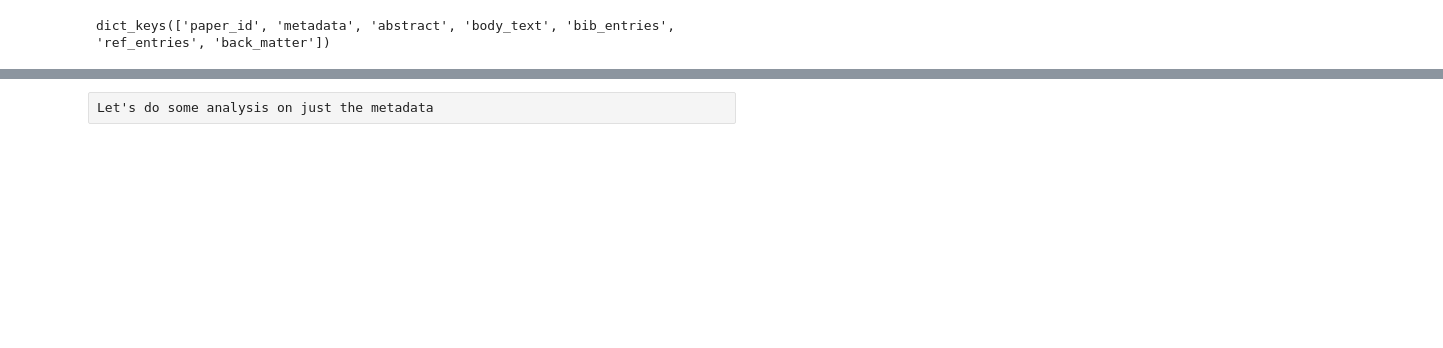
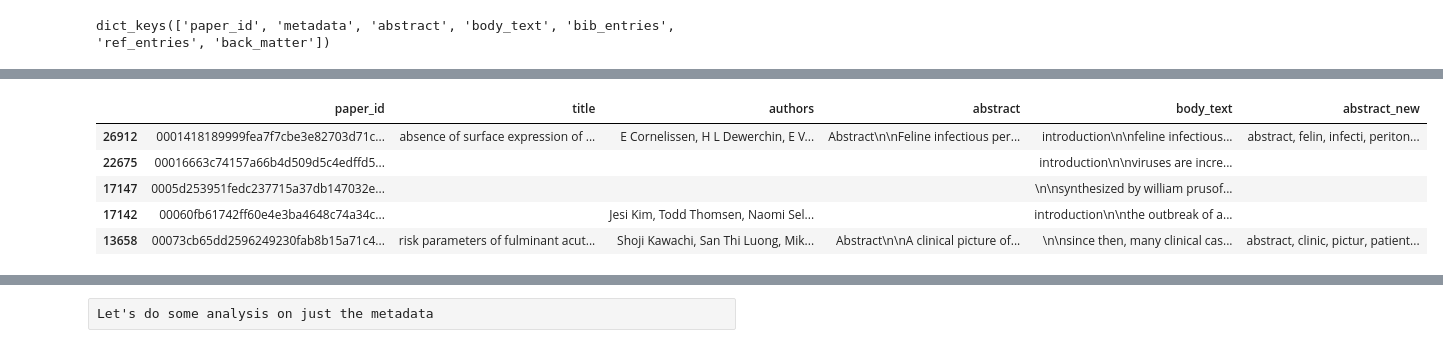
Before and after one commit to rtg901111/Corona-NLP-Project, a Jupyter notebook: Project.ipynb, the cells around one changed output, grey strips where cells are left out. Saved outputs shown, nothing was run; the diff lists cells and outputs as text; code cells hidden in the pictures; blank space fills up the shorter version.

```diff
--- a/Project.ipynb
+++ b/Project.ipynb
@@ -191,0 +225,15 @@ folders = ['biorxiv_medrxiv','comm_use_subset','custom_license','noncomm_use_sub
+# %%
+stop_words = set(stopwords.words('english'))
+stemmer = SnowballStemmer("english")
+#word_Lemmatized = WordNetLemmatizer()
+
+#tokenize abstracts and the body text
+def tokenize_and_stem(text):
+    tokens = [word for sent in nltk.sent_tokenize(text) for word in nltk.word_tokenize(sent)]
+    filtered_tokens = []
+    for token in tokens:
+        if len(token) > 1 and token not in stop_words:
+            filtered_tokens.append(token)
+    stems = [stemmer.stem(t) for t in filtered_tokens]
+    l = ', '.join(stems)
+    return l
@@ -191,0 +249,10 @@ folders = ['biorxiv_medrxiv','comm_use_subset','custom_license','noncomm_use_sub
+# %%
+custom['abstract_new'] = custom.apply(lambda row: tokenize_and_stem(row['abstract']), axis=1)
+custom.head(5)
+# %% [output]
+|  | paper_id | title | authors | abstract | body_text | abstract_new |
+| 26912 | 0001418189999fea7f7cbe3e82703d71c... | absence of surface expression of ... | E Cornelissen, H L Dewerchin, E V... | Abstract\n\nFeline infectious per... | introduction\n\nfeline infectious... | abstract, felin, infecti, periton... |
+| 22675 | 00016663c74157a66b4d509d5c4edffd5... |  |  |  | introduction\n\nviruses are incre... |  |
+| 17147 | 0005d253951fedc237715a37db147032e... |  |  |  | \n\nsynthesized by william prusof... |  |
+| 17142 | 00060fb61742ff60e4e3ba4648c74a34c... |  | Jesi Kim, Todd Thomsen, Naomi Sel... |  | introduction\n\nthe outbreak of a... |  |
+| 13658 | 00073cb65dd2596249230fab8b15a71c4... | risk parameters of fulminant acut... | Shoji Kawachi, San Thi Luong, Mik... | Abstract\n\nA clinical picture of... | \n\nsince then, many clinical cas... | abstract, clinic, pictur, patient... |
```
Also changed, not shown: parts of 30 cells of this notebook.
